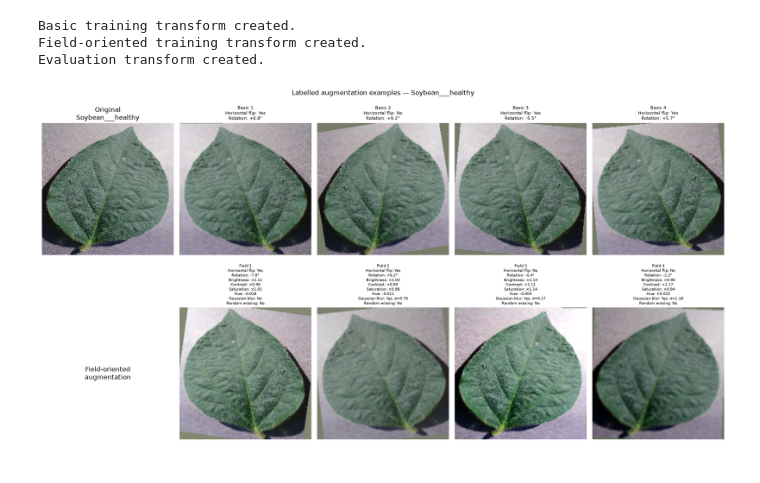
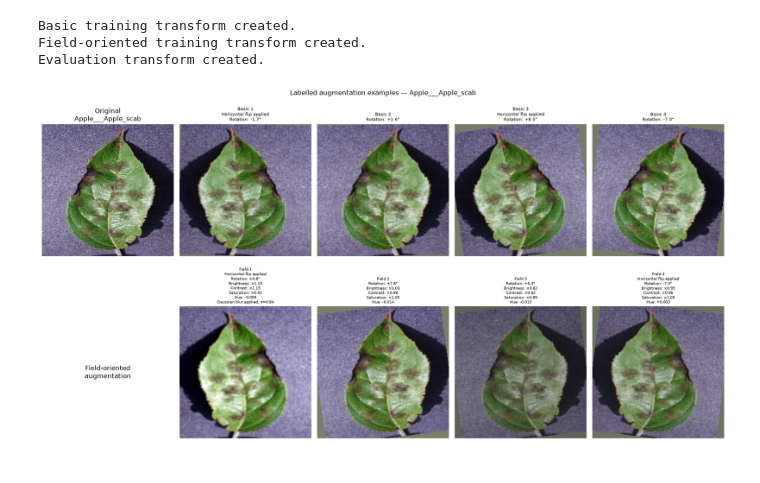
Before and after one commit to dush-ik/crop-disease-detection, a Jupyter notebook: plantvillage_train.ipynb, the cells around one changed output. Drawn from its saved outputs; the diff is of its cells as text; code cells hidden in the pictures.

```diff
--- a/plantvillage_train.ipynb
+++ b/plantvillage_train.ipynb
@@ -45,9 +44,6 @@ class_to_idx = {name: i for i, name in enumerate(sorted(df["class_name"].unique(
 df["label"] = df["class_name"].map(class_to_idx)
 df["image_id"] = df["filepath"].map(lambda x: Path(x).stem)
 
-# Best case: replace this with real leaf/group metadata
-# Temporary fallback only if you do not yet have true group ids
-df["group_id"] = df["image_id"]
 
 display(df.head())
 print(df.columns.tolist())
@@ -86,0 +132,23 @@ Name: count, dtype: int64
+# %%
+df["group_id"] = df["phash"]
+
+duplicate_count = df.duplicated(
+    subset=["phash", "class_name"]
+).sum()
+print("Duplicate rows to remove:", duplicate_count)
+
+# Then drop the duplicates:
+
+before_count = len(df)
+df = (
+    df
+    .drop_duplicates(
+        subset=["phash", "class_name"],
+        keep="first"
+    )
+    .reset_index(drop=True)
+)
+after_count = len(df)
+print("Images before duplicate removal:", before_count)
+print("Images after duplicate removal:", after_count)
+print("Duplicates removed:", before_count - after_count)
@@ -250,9 +321,7 @@ def labelled_basic_augmentation(image):
     image = TF.resize(image,[224, 224],interpolation=InterpolationMode.BILINEAR)
     if random.random() < 0.5:
         image = TF.hflip(image)
-        labels.append("Horizontal flip: Yes")
-    else:
-        labels.append("Horizontal flip: No")
+        labels.append("Horizontal flip applied")
     angle = random.uniform(-10, 10)
     image = TF.rotate(image, angle=angle, interpolation=InterpolationMode.BILINEAR, fill=rotation_fill)
     labels.append(f"Rotation: {angle:+.1f}°")
@@ -265,9 +334,7 @@ def labelled_field_augmentation(image):
     image = TF.resize(image, [224, 224], interpolation=InterpolationMode.BILINEAR)
     if random.random() < 0.5:
         image = TF.hflip(image)
-        labels.append("Horizontal flip: Yes")
-    else:
-        labels.append("Horizontal flip: No")
+        labels.append("Horizontal flip applied")
 
     angle = random.uniform(-10, 10)
     image = TF.rotate(image, angle=angle, interpolation=InterpolationMode.BILINEAR, fill=rotation_fill)
@@ -292,9 +359,7 @@ def labelled_field_augmentation(image):
     if random.random() < 0.20:
         sigma = random.uniform(0.1, 1.5)
         image = TF.gaussian_blur(image, kernel_size=[5, 5], sigma=[sigma, sigma])
-        labels.append(f"Gaussian blur: Yes, σ={sigma:.2f}")
-    else:
-        labels.append("Gaussian blur: No")
+        labels.append(f"Gaussian blur applied, σ={sigma:.2f}")
 
     image = TF.to_tensor(image)
 
@@ -305,9 +370,7 @@ def labelled_field_augmentation(image):
         top = random.randint(0, height - erase_height)
         left = random.randint(0, width - erase_width)
         image[:, top:top + erase_height, left:left + erase_width] = torch.rand(3, erase_height, erase_width)
-        labels.append(f"Random erasing: Yes ({erase_width}×{erase_height})")
-    else:
-        labels.append("Random erasing: No")
+        labels.append(f"Random erasing applied ({erase_width}×{erase_height})")
 
     image = TF.normalize(image, mean=train_mean, std=train_std)
 
@@ -318,34 +381,34 @@ sample_path = sample_row["filepath"]
 sample_class = sample_row["class_name"]
 
 with Image.open(sample_path) as image:
     original_image = image.convert("RGB")
 
 fig, axes = plt.subplots(2, 5, figsize=(18, 10))
 
 axes[0, 0].imshow(original_image)
 axes[0, 0].set_title(f"Original\n{sample_class}")
 axes[0, 0].axis("off")
 
 for column in range(1, 5):
     image_tensor, labels = labelled_basic_augmentation(original_image.copy())
     axes[0, column].imshow( tensor_to_display_image(image_tensor))
     axes[0, column].set_title(f"Basic {column}\n" + "\n".join(labels), fontsize=8)
     axes[0, column].axis("off")
 
 axes[1, 0].text(0.5, 0.5, "Field-oriented\naugmentation", ha="center", va="center", fontsize=12)
 axes[1, 0].axis("off")
 
 for column in range(1, 5):
     image_tensor, labels = labelled_field_augmentation(original_image.copy())
     axes[1, column].imshow(tensor_to_display_image(image_tensor))
     axes[1, column].set_title(f"Field {column}\n" + "\n".join(labels), fontsize=7)
     axes[1, column].axis("off")
 
 plt.suptitle(f"Labelled augmentation examples — {sample_class}")
 plt.tight_layout()
 plt.show()
 # %% [output]
-[figure, old version]
+[figure, new version]
 # %%
 # Select six different classes.
 selected_classes = (train_df["class_name"].drop_duplicates().sample(n=min(6, train_df["class_name"].nunique()),random_state=42).tolist())
```
Also changed, not shown: parts of 18 cells of this notebook, 1 other file.
